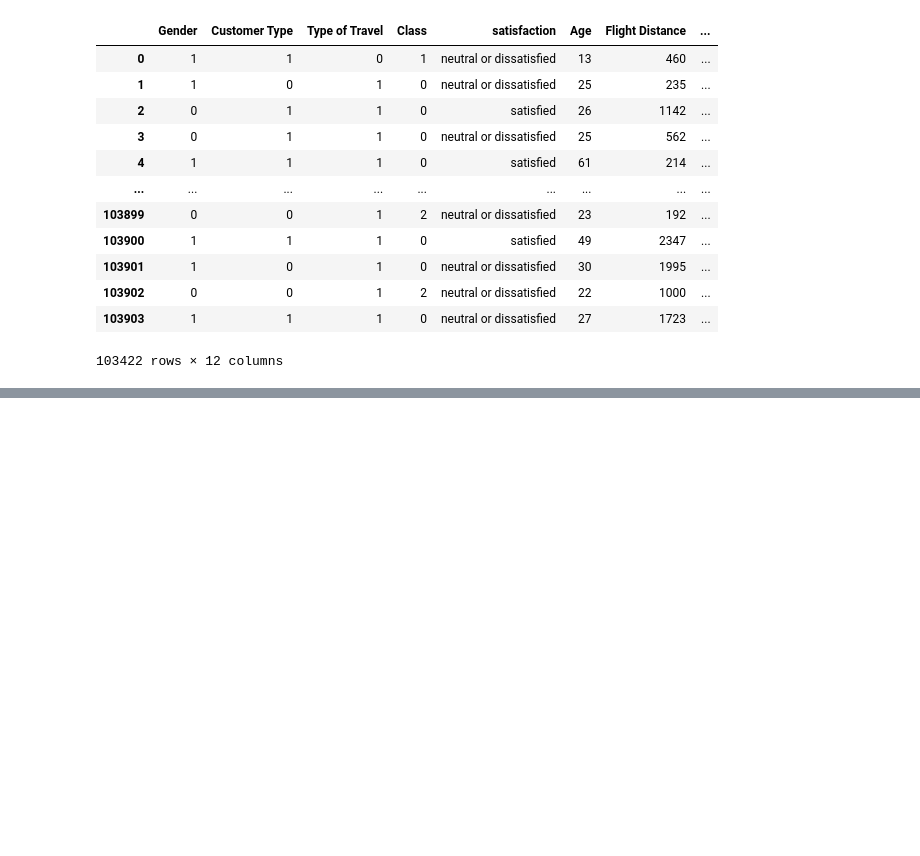
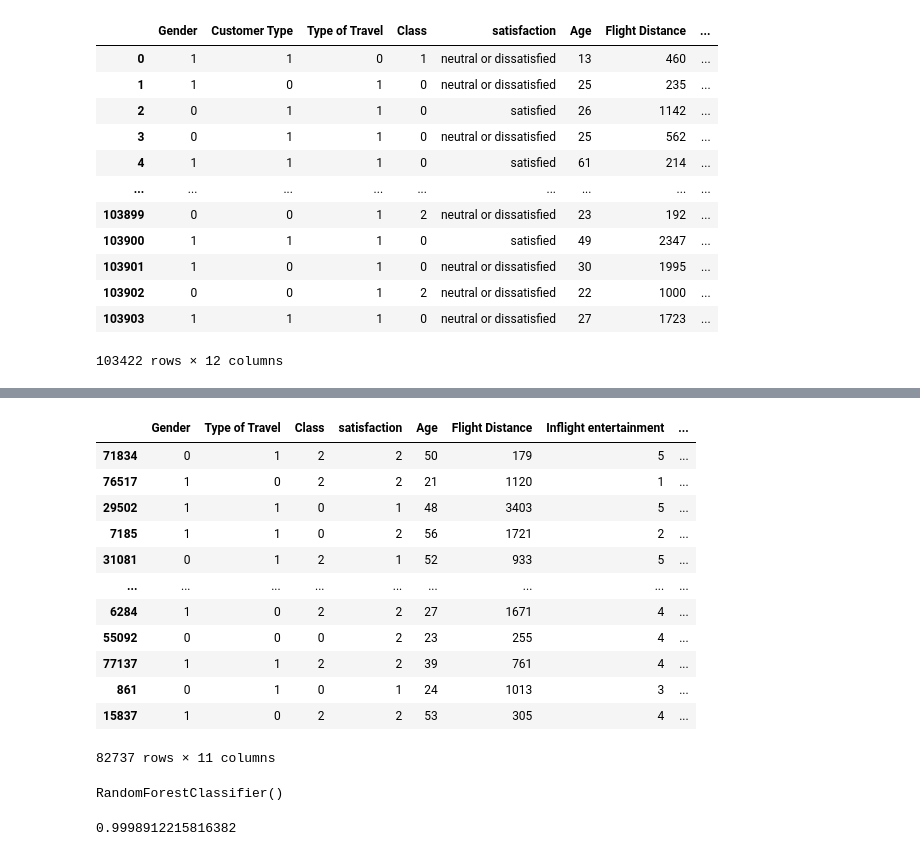
Before and after one commit to Lavesh55/Aryacollage, a Jupyter notebook: loyal.ipynb, the cells around one changed output, grey strips where cells are left out. Cells and saved outputs as stored; diff of their text form; code cells hidden in the pictures; blank space fills up the shorter version.

```diff
--- a/loyal.ipynb
+++ b/loyal.ipynb
@@ -183,0 +268,18 @@ df
+# %%
+x_train,x_test,y_train,y_test=train_test_split(x,y,test_size=0.2,random_state=42)
+# %%
+x_train
+# %% [output]
+|  | Gender | Type of Travel | Class | satisfaction | Age | Flight Distance | Inflight entertainment | ... |
+| 71834 | 0 | 1 | 2 | 2 | 50 | 179 | 5 | ... |
+| 76517 | 1 | 0 | 2 | 2 | 21 | 1120 | 1 | ... |
+| 29502 | 1 | 1 | 0 | 1 | 48 | 3403 | 5 | ... |
+| 7185 | 1 | 1 | 0 | 2 | 56 | 1721 | 2 | ... |
+| 31081 | 0 | 1 | 2 | 1 | 52 | 933 | 5 | ... |
+| ... | ... | ... | ... | ... | ... | ... | ... | ... |
+| 6284 | 1 | 0 | 2 | 2 | 27 | 1671 | 4 | ... |
+| 55092 | 0 | 0 | 0 | 2 | 23 | 255 | 4 | ... |
+| 77137 | 1 | 1 | 2 | 2 | 39 | 761 | 4 | ... |
+| 861 | 0 | 1 | 0 | 1 | 24 | 1013 | 3 | ... |
+| 15837 | 1 | 0 | 2 | 2 | 53 | 305 | 4 | ... |
+82737 rows × 11 columns
@@ -183,0 +292,8 @@ df
+# %%
+rc.fit(x_train,y_train)
+# %% [output]
+RandomForestClassifier()
+# %%
+rc.score(x_train,y_train)
+# %% [output]
+0.9998912215816382
```
Also changed, not shown: parts of 16 cells of this notebook.
